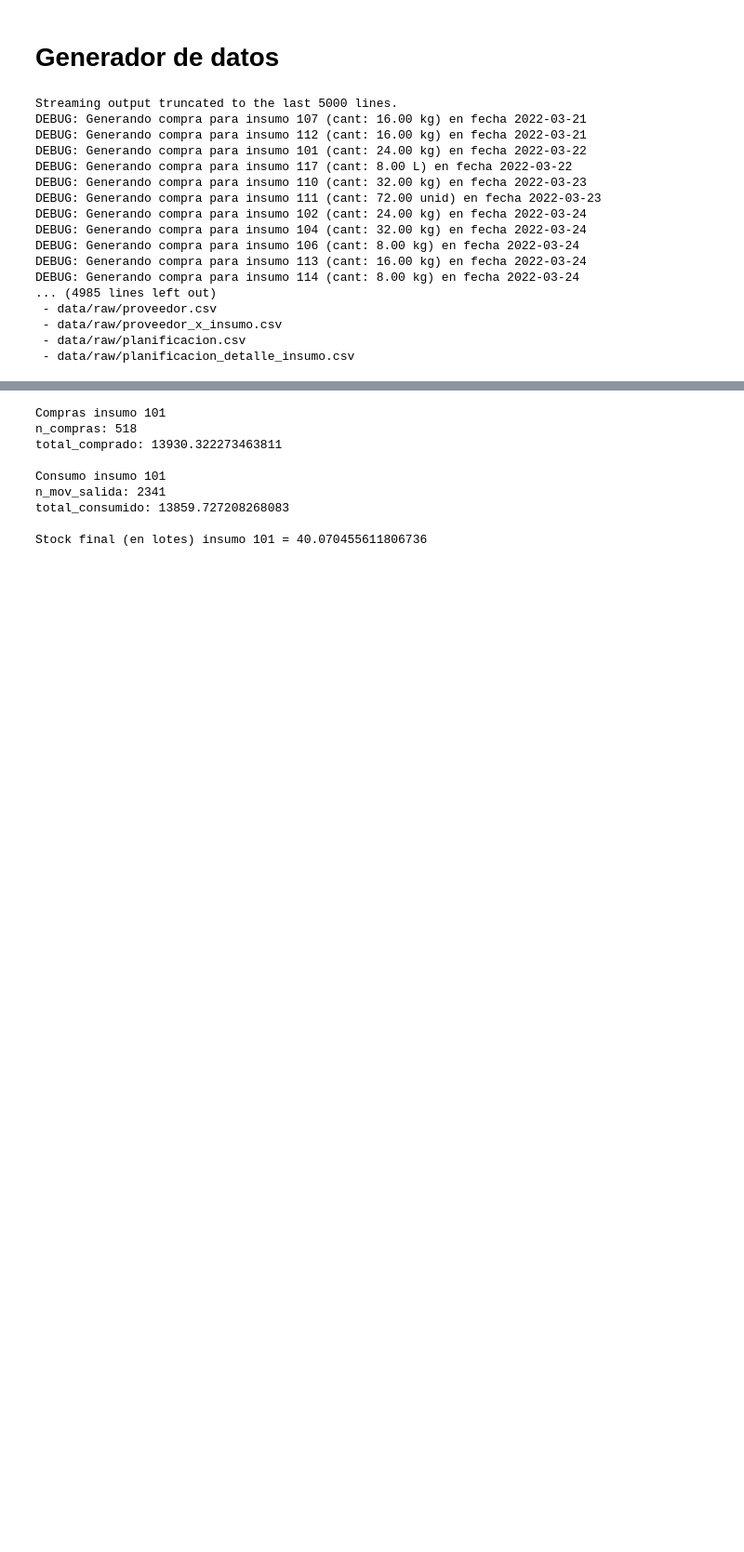
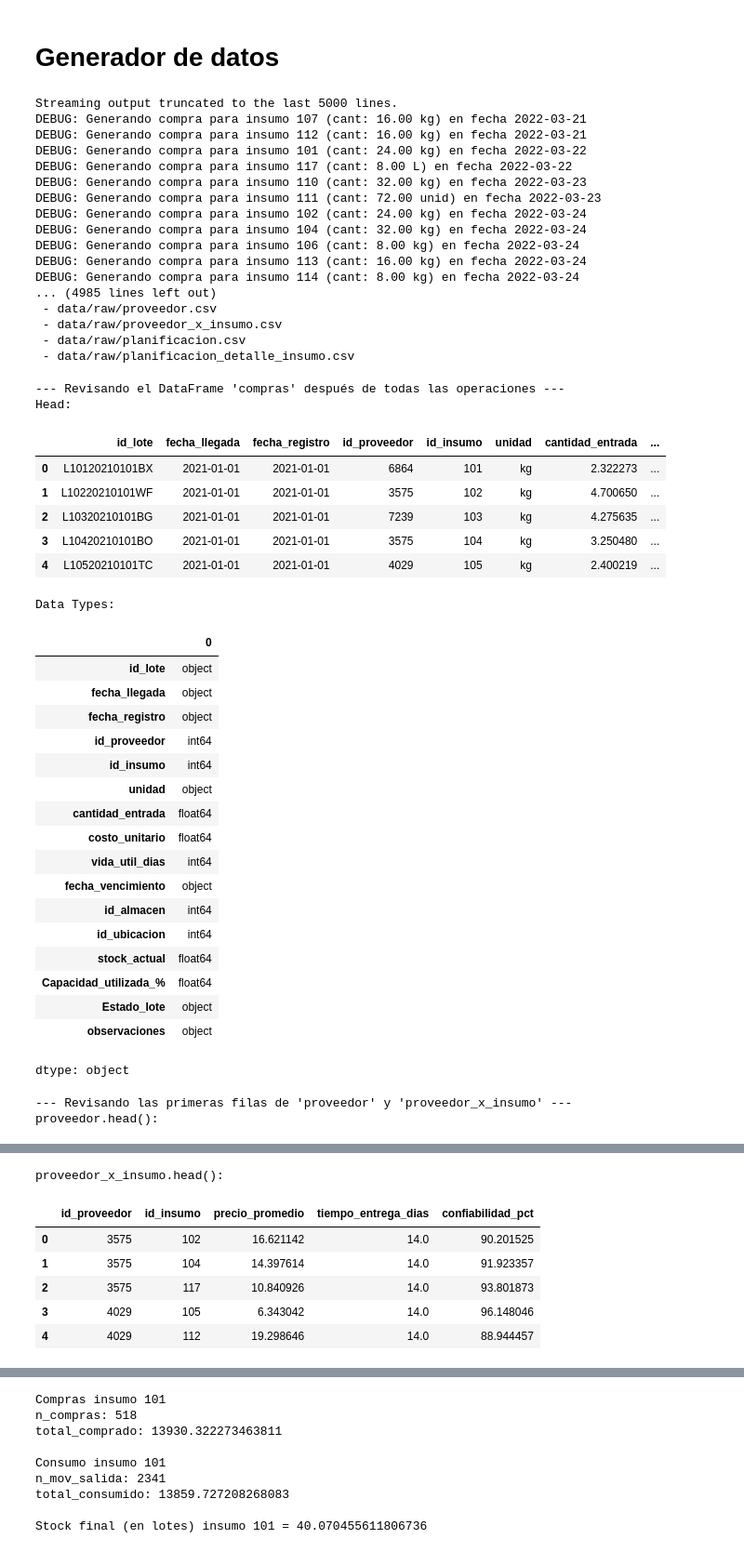
Before and after one commit to joseph7104/-1INF46-Plan_Compras_Produccion, a Jupyter notebook: notebooks/Data_Generator.ipynb, the cells around one changed output, grey strips where cells are left out. Shown at 93% size. Drawn from its saved outputs; the diff is of its cells as text; code cells hidden in the pictures; blank space fills up the shorter version.

Commit message:
update final de compras en el data generatorCreated using Colab

```diff
--- a/notebooks/Data_Generator.ipynb
+++ b/notebooks/Data_Generator.ipynb
@@ -769,3 +769,45 @@ DEBUG: Generando compra para insumo 114 (cant: 8.00 kg) en fecha 2022-03-24
  - data/raw/proveedor_x_insumo.csv
  - data/raw/planificacion.csv
  - data/raw/planificacion_detalle_insumo.csv
+# %%
+print("\n--- Revisando el DataFrame 'compras' después de todas las operaciones ---")
+print("Head:")
+display(compras.head())
+print("\nData Types:")
+display(compras.dtypes)
+
+print("\n--- Revisando las primeras filas de 'proveedor' y 'proveedor_x_insumo' ---")
+print("proveedor.head():")
+display(proveedor.head())
+print("proveedor_x_insumo.head():")
+display(proveedor_x_insumo.head())
+# %% [output]
+--- Revisando el DataFrame 'compras' después de todas las operaciones ---
+Head:
+|  | id_lote | fecha_llegada | fecha_registro | id_proveedor | id_insumo | unidad | cantidad_entrada | ... |
+| 0 | L10120210101BX | 2021-01-01 | 2021-01-01 | 6864 | 101 | kg | 2.322273 | ... |
+| 1 | L10220210101WF | 2021-01-01 | 2021-01-01 | 3575 | 102 | kg | 4.700650 | ... |
+| 2 | L10320210101BG | 2021-01-01 | 2021-01-01 | 7239 | 103 | kg | 4.275635 | ... |
+| 3 | L10420210101BO | 2021-01-01 | 2021-01-01 | 3575 | 104 | kg | 3.250480 | ... |
+| 4 | L10520210101TC | 2021-01-01 | 2021-01-01 | 4029 | 105 | kg | 2.400219 | ... |
+Data Types:
+|  | 0 |
+| id_lote | object |
+| fecha_llegada | object |
+| fecha_registro | object |
+| id_proveedor | int64 |
+| id_insumo | int64 |
+| unidad | object |
+| cantidad_entrada | float64 |
+| costo_unitario | float64 |
+| vida_util_dias | int64 |
+| fecha_vencimiento | object |
+| id_almacen | int64 |
+| id_ubicacion | int64 |
+| stock_actual | float64 |
+| Capacidad_utilizada_% | float64 |
+| Estado_lote | object |
+| observaciones | object |
+dtype: object
+--- Revisando las primeras filas de 'proveedor' y 'proveedor_x_insumo' ---
+proveedor.head():
@@ -772,3 +820,10 @@ DEBUG: Generando compra para insumo 114 (cant: 8.00 kg) en fecha 2022-03-24
+proveedor_x_insumo.head():
+|  | id_proveedor | id_insumo | precio_promedio | tiempo_entrega_dias | confiabilidad_pct |
+| 0 | 3575 | 102 | 16.621142 | 14.0 | 90.201525 |
+| 1 | 3575 | 104 | 14.397614 | 14.0 | 91.923357 |
+| 2 | 3575 | 117 | 10.840926 | 14.0 | 93.801873 |
+| 3 | 4029 | 105 | 6.343042 | 14.0 | 96.148046 |
+| 4 | 4029 | 112 | 19.298646 | 14.0 | 88.944457 |
 # %%
 import pandas as pd
 import os
```
Also changed, not shown: parts of 8 cells of this notebook.
